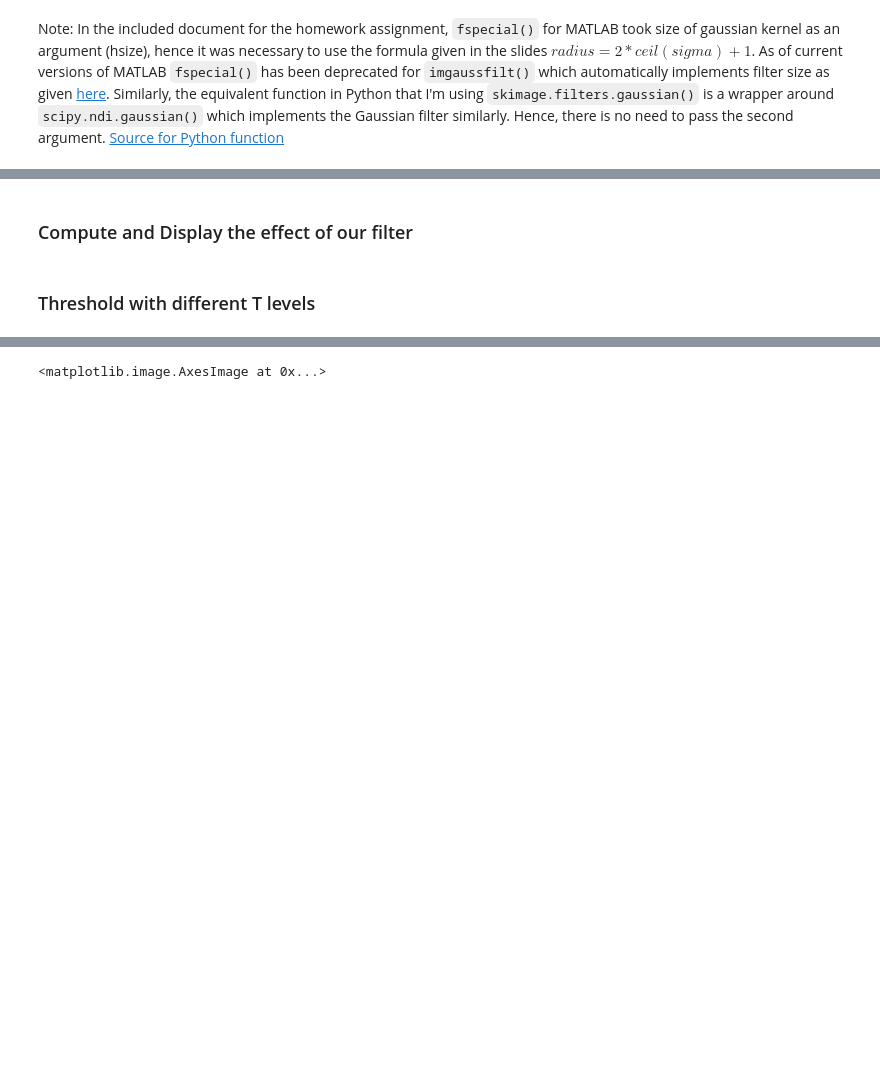
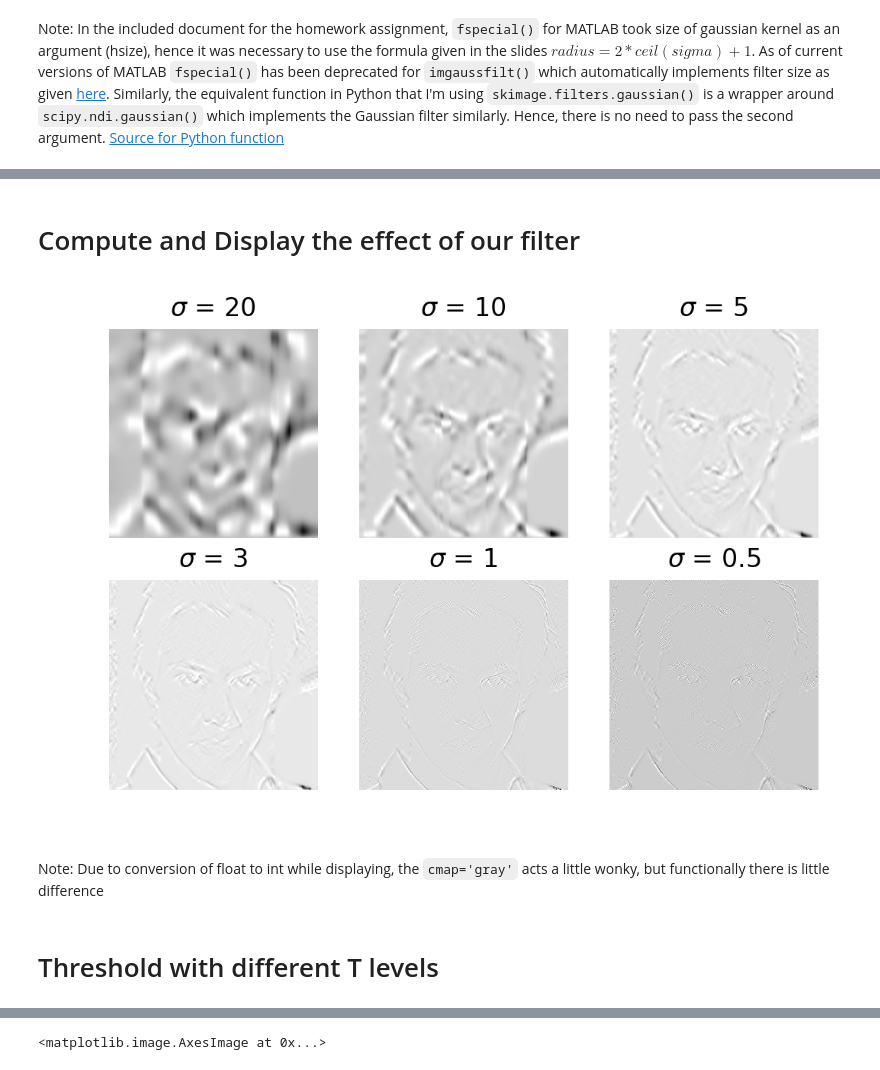
Before and after one commit to TheAnig/computer-vision, a Jupyter notebook: hw2/hw2-soln.ipynb, the cells around one changed output, grey strips where cells are left out. Saved outputs shown, nothing was run; the diff lists cells and outputs as text; code cells hidden in the pictures; blank space fills up the shorter version.

```diff
--- a/hw2/hw2-soln.ipynb
+++ b/hw2/hw2-soln.ipynb
@@ -32,7 +36,0 @@ for sigma in sigmas:
-# %%
-def gaussDerive2D(sigma):
-    def gaussX(sigma):
-        print("NonImpl")
-    def gaussY(sigma):
-        print("NonImpl")
-    return [gaussX, gaussY]
@@ -41,9 +136,22 @@ def gaussDerive2D(sigma):
 # %% [markdown]
-### Compute and Display the effect of our filter
+# Compute and Display the effect of our filter
-# %%
-gxIm = imfilter(im, Gx, 'replicate')
-gyIm = imfilter(im, Gy, 'replicate')
-
-magIm = np.sqrt(np.square(gxIm) + np.square(gyIm))
+# %%
+from sklearn.preprocessing import normalize
+
+sigmas = [20, 10, 5, 3, 1, 0.5]
+
+f, axarr = plt.subplots(2, 3, sharex='col', sharey='row', dpi=200)
+for sigma in sigmas:
+    magIm = gaussDeriveApplyFilter(keanu, sigma)
+    magIm = normalize(magIm, axis=0, norm='max') * 255.0
+    idx = sigmas.index(sigma)
+    #print((int(idx/3), idx%3))
+    axarr[int(idx/3), idx%3].axis('off')
+    axarr[int(idx/3), idx%3].set_title(f'$\sigma$ = {sigma}')
+    axarr[int(idx/3), idx%3].imshow(magIm, cmap = 'gray', aspect='auto')
+# %% [output]
+[figure, added]
+# %% [markdown]
+Note: Due to conversion of float to int while displaying, the `cmap='gray'` acts a little wonky, but functionally there is little difference
 # %% [markdown]
-### Threshold with different T levels
+# Threshold with different T levels
```
Also changed, not shown: parts of 27 cells of this notebook, 14 other files.
